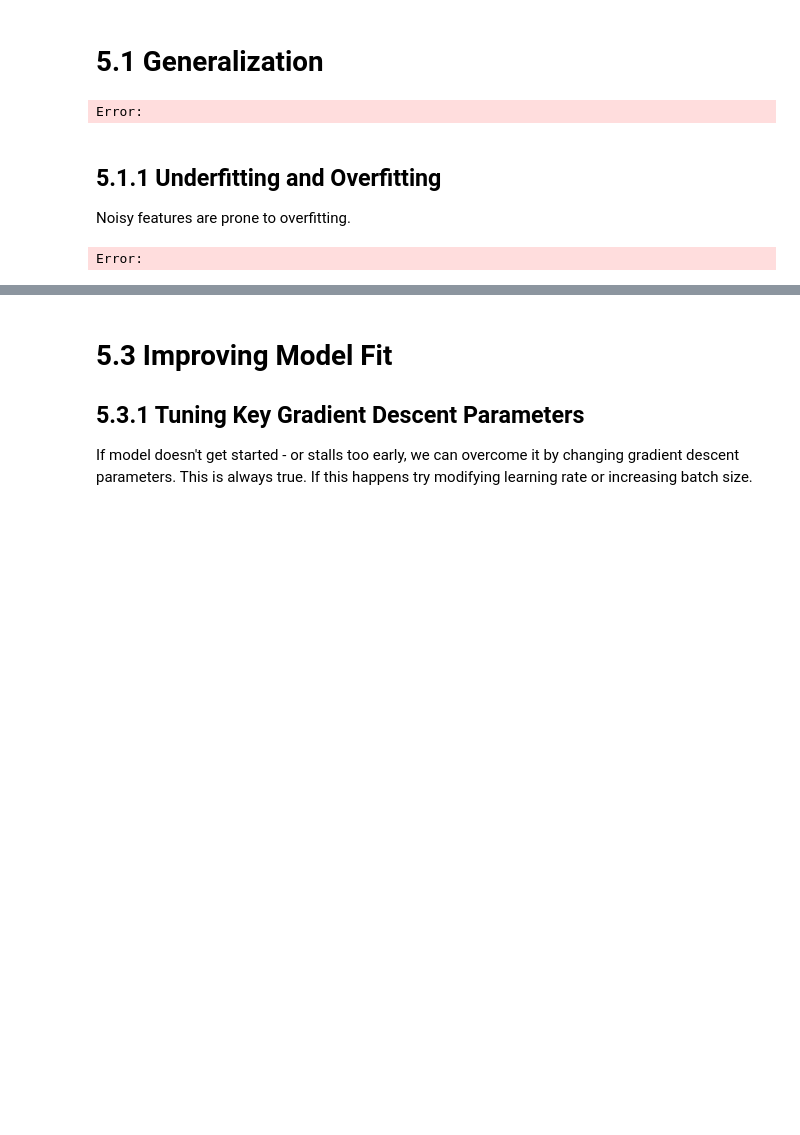
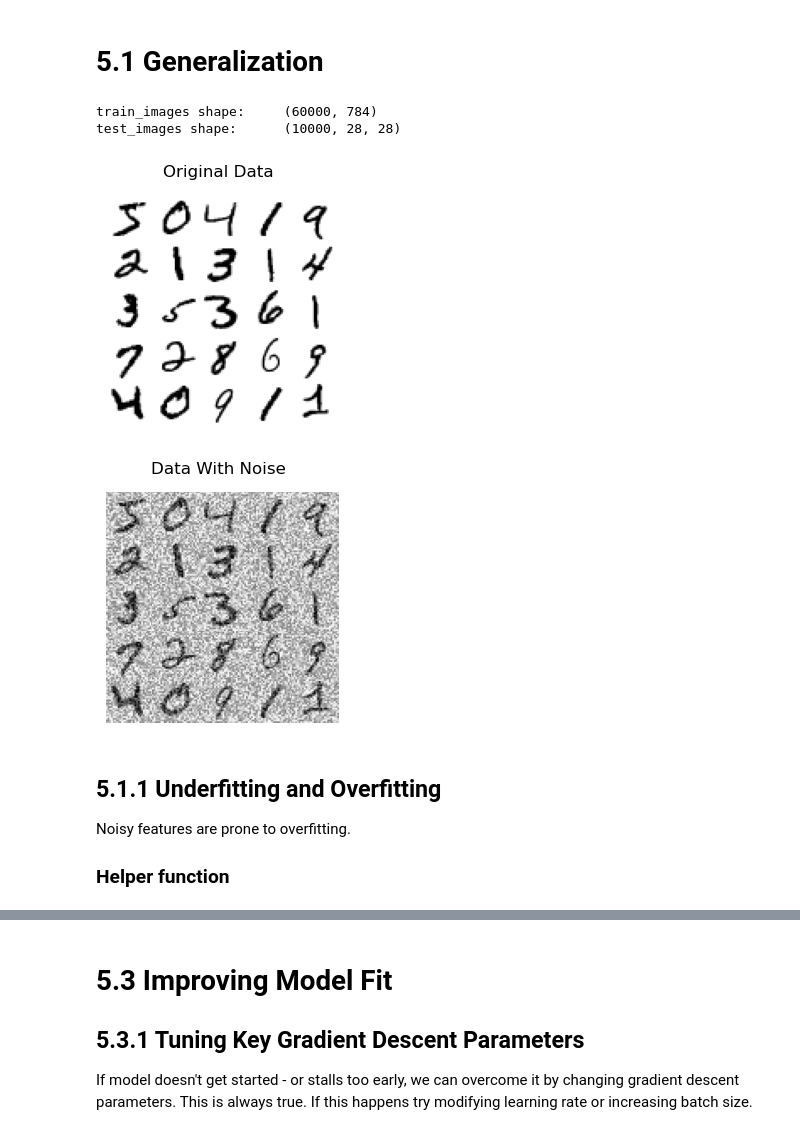
Before and after one commit to gari715135/deep-learning-intro-course, a Jupyter notebook: 5 Fundamentals of machine learning/ch5_notes.ipynb, the cells around one changed output, grey strips where cells are left out. Drawn from its saved outputs; the diff is of its cells as text; code cells hidden in the pictures; blank space fills up the shorter version.

Commit message:
fix plotting issues for ch 5

```diff
--- a/5 Fundamentals of machine learning/ch5_notes.ipynb
+++ b/5 Fundamentals of machine learning/ch5_notes.ipynb
@@ -25,61 +25,50 @@ train_images_with_noise = np.add(
 train_images_with_zeros_channels = np.concatenate(
     [train_images, np.zeros((len(train_images), 784))], axis=1
 )
 
 print(
     f"train_images shape:\t{train_images.shape}\ntest_images shape:\t{test_images.shape}"
 )
 
 
 def plot_digit(image_array):
     image = image_array.reshape(28, 28)
-    plt.imshow(image, cmap="viridis")
+    plt.imshow(image, cmap="binary")
     plt.axis("off")
 
 
 plt.figure(figsize=(3, 3))
 for idx, image_data in enumerate(train_images[:25]):
     plt.subplot(5, 5, idx + 1)
     plot_digit(image_data)
 plt.subplots_adjust(wspace=0, hspace=0)
 plt.suptitle("Original Data")
 plt.show()
 
 plt.figure(figsize=(3, 3))
 for idx, image_data in enumerate(train_images_with_noise[:25]):
     plt.subplot(5, 5, idx + 1)
     plot_digit(image_data)
 plt.subplots_adjust(wspace=0, hspace=0)
 plt.suptitle("Data With Noise")
 plt.show()
 # %% [output]
-Error:
+train_images shape:     (60000, 784)
+test_images shape:      (10000, 28, 28)
+[figure, added]
+[figure, added]
 # %% [markdown]
 ## 5.1.1 Underfitting and Overfitting
 Noisy features are prone to overfitting.
+### Helper function
 # %%
-import keras
-from keras import layers
-
+import matplotlib.pyplot as plt
 import matplotlib as mpl
-import matplotlib.gridspec as gridspec
 
 mpl.rcParams["figure.facecolor"] = "darkgray"
 mpl.rcParams["axes.facecolor"] = "white"
 
-def get_model():
-    l1 = layers.Dense(512, activation="relu")
-    outpt_layer = layers.Dense(10, activation="softmax")
-
-    model = keras.Sequential()
-    model.add(l1)
-    model.add(outpt_layer)
-    model.compile(
-        optimizer="rmsprop", loss="sparse_categorical_crossentropy", metrics=["accuracy"]
-    )
-    return model
-
-def fit_and_plot_results(model, x_train, y_train, n_epochs=20, batch_size=512, val_ratio=0.4, verbose=0, title="", loss_only=False):
+def fit_and_plot_results(model, x_train, y_train, n_epochs=20, batch_size=512, val_ratio=0.4, verbose=0, title="", loss_only=False, axes=None, start_at_idx=0):
     history = model.fit(
         x_train,
         y_train,
@@ -90,41 +79,25 @@ def fit_and_plot_results(model, x_train, y_train, n_epochs=20, batch_size=512, v
     )
     history_dct = history.history
 
-    loss_values = history_dct["loss"]
-    val_loss_values = history_dct["val_loss"]
-    acc = history_dct["accuracy"]
-    val_acc = history_dct["val_accuracy"]
+    loss_values = history_dct["loss"][start_at_idx:]
+    val_loss_values = history_dct["val_loss"][start_at_idx:]
+    acc = history_dct["accuracy"][start_at_idx:]
+    val_acc = history_dct["val_accuracy"][start_at_idx:]
     epochs = range(1, len(loss_values) + 1)
 
-    # Set up the figure and GridSpec
-    fig = plt.figure(figsize=(6, 8))
-    gs = gridspec.GridSpec(2, 1, height_ratios=[1, 1])
-
     # First subplot (Training and validation loss)
-    ax0 = fig.add_subplot(gs[0])
-    ax0.plot(epochs, loss_values, "bo", label="Training Loss")
-    ax0.plot(epochs, val_loss_values, "r", label="Validation Loss")
-    ax0.set_title("Training and Validation Loss")
-    ax0.set_xlabel("Epochs")
-    ax0.set_ylabel("Loss")
-    ax0.legend()
+    axes[0].plot(epochs, loss_values, "bo", label="Training Loss")
+    axes[0].plot(epochs, val_loss_values, "r", label="Validation Loss")
+    axes[0].set_title(f"{title} - Loss")
+    axes[0].set_xlabel("Epochs")
+    axes[0].set_ylabel("Loss")
+    axes[0].legend()
 
     if not loss_only:
         # Second subplot (Training and validation accuracy)
-        ax1 = fig.add_subplot(gs[1])
-        ax1.plot(epochs, acc, "bo", label="Training Accuracy")
-        ax1.plot(epochs, val_acc, "r", label="Validation Accuracy")
-        ax1.set_title("Training and Validation Accuracy")
-        ax1.set_xlabel("Epochs")
-        ax1.set_ylabel("Accuracy")
-        ax1.legend()
-
-    fig.suptitle(title)
-    fig.tight_layout()
-
-    plt.show()
-
-fit_and_plot_results(model=get_model(), x_train=train_images_with_noise_channels, y_train=train_labels, n_epochs=10, batch_size=128, val_ratio=.2, verbose=0, title="noise channels", loss_only=True)
-fit_and_plot_results(model=get_model(), x_train=train_images_with_zeros_channels, y_train=train_labels, n_epochs=10, batch_size=128, val_ratio=.2, verbose=0, title="zeros channels", loss_only=True)
+        axes[1].plot(epochs, acc, "bo", label="Training Accuracy")
+        axes[1].plot(epochs, val_acc, "r", label="Validation Accuracy")
+        axes[1].set_title(f"{title} - Accuracy")
+        axes[1].set_xlabel("Epochs")
+        axes[1].set_ylabel("Accuracy")
+        axes[1].legend()
-# %% [output]
-Error:
```
Also changed, not shown: parts of 4 cells of this notebook.
